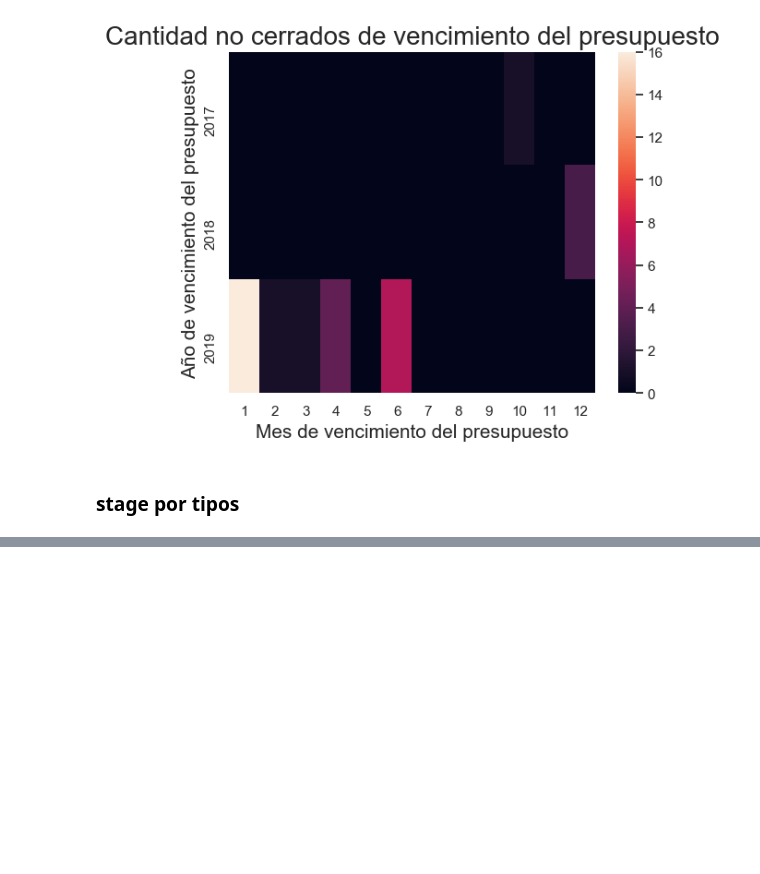
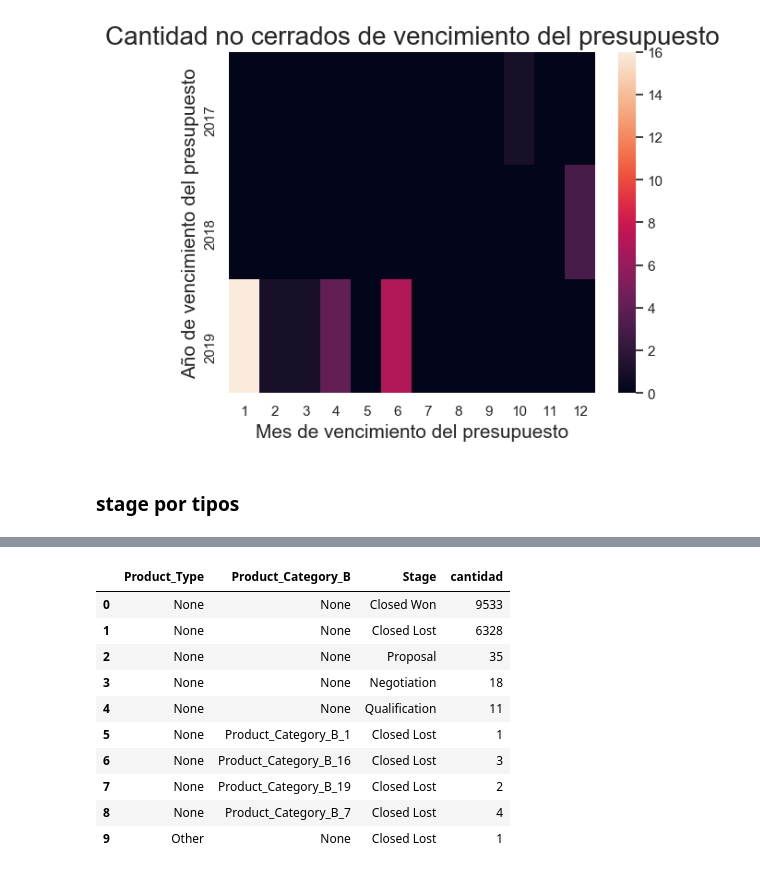
Before and after one commit to GIBelletti/TP1-datos, a Jupyter notebook: TP1.ipynb, the cells around one changed output, grey strips where cells are left out. Drawn from its saved outputs; the diff is of its cells as text; code cells hidden in the pictures; blank space fills up the shorter version.

Commit message:
grafica de categorias

```diff
--- a/TP1.ipynb
+++ b/TP1.ipynb
@@ -117,11 +112,8 @@ def convertirATipo(df,lista,tipo):
     return df
 
 def establecerTipos(df):
-    #"Last_Activity" y "Actual_Delivery_Date" son puros nulos
-    #"Submitted_for_Approval" puros valores nulos
-    entrenamiento.drop(['Submitted_for_Approval','Last_Activity','Actual_Delivery_Date'], axis=1)
-    #"Source " columna con un espacio en el nombre
-    entrenamiento.rename(columns = {'Source ':'Source'}, inplace = True)
+    """cambia los tipos de las columnas"""
+
     #fechas
     listaDeColumnasFechas = ['Account_Created_Date','Opportunity_Created_Date','Quote_Expiry_Date','Last_Modified_Date','Delivery_Year','Planned_Delivery_End_Date','Planned_Delivery_Start_Date']
     df = convertirATiempo(df,listaDeColumnasFechas)
@@ -132,13 +124,22 @@ def establecerTipos(df):
     listaDeColumnasBooleanas = ['Pricing, Delivery_Terms_Quote_Appr','Pricing, Delivery_Terms_Approved','Bureaucratic_Code_0_Approval','Bureaucratic_Code_0_Approved']
     convertirATipo(df,listaDeColumnasBooleanas,'bool')
     #categoricas
-    listaDeColumnasCategoricas = ['Product_Category_B','Prod_Category_A','Product_Family','Region','Territory','Bureaucratic_Code','Source','Billing_Country','Account_Name','Opportunity_Name']
+    listaDeColumnasCategoricas = ['Product_Category_B','Product_Family','Region','Territory','Bureaucratic_Code','Source ','Billing_Country','Account_Name','Opportunity_Name']
     convertirATipo(df,listaDeColumnasCategoricas,'category')
     return df
 
+def eliminarColumnasSinImportancia(df):
+    #"Last_Activity" y "Actual_Delivery_Date" son puros nulos
+    #"Submitted_for_Approval" puros valores nulos
+    #"Prod_Category_A" tiene todos sus valores iguales
+    df = df.drop(['Submitted_for_Approval','Last_Activity','Actual_Delivery_Date','Prod_Category_A'], axis=1)
+    return df
+
 def preparacionDelDataFrame(df):
+    df = eliminarColumnasSinImportancia(df)
     df = establecerTipos(df)
-    df['Closed'] = df['Stage'].replace({'Closed Won': True, 'Closed Lost': True, 'Negotiation':False,'Proposal':False,'Qualification':False})
+    df['Closed'] = df['Stage'].replace({'Closed Won': True, 'Closed Lost': True, 'Negotiation':False,'Proposal':False,'Qualification':False})#"Source " columna con un espacio en el nombre
+    df.rename(columns = {'Source ':'Source'}, inplace = True)
     df['Closed'].value_counts()
     return df
 
@@ -295,3 +296,29 @@ data.head(10)
 [figure]
 # %% [markdown]
 ### stage por tipos
+# %%
+def categorias(df,categorias,stageConDicionCerrada=True):
+    if (stageConDicionCerrada):
+        stage = 'Closed'
+    else:
+        stage = 'Stage'
+    df = df.groupby(categorias).agg({stage:['value_counts']})
+    df.columns = ['cantidad']
+    return df
+
+def graficoCategoricoEnArbol(df):
+    data = df.copy()
+    data = data.reset_index()
+    columnas = data.columns[:-1]
+    fig = px.treemap(data,
+                 path=columnas,
+                 values='cantidad'
+                )
+    fig.show()
+    return
+# %%
+categoria = ['Product_Type','Product_Category_B']
+data = categorias(entrenamiento,categoria,False)
+graficoCategoricoEnArbol(data)
+data.reset_index().head(10)
+# %% [output]
@@ -297,0 +326,11 @@ data.head(10)
+|  | Product_Type | Product_Category_B | Stage | cantidad |
+| 0 | None | None | Closed Won | 9533 |
+| 1 | None | None | Closed Lost | 6328 |
+| 2 | None | None | Proposal | 35 |
+| 3 | None | None | Negotiation | 18 |
+| 4 | None | None | Qualification | 11 |
+| 5 | None | Product_Category_B_1 | Closed Lost | 1 |
+| 6 | None | Product_Category_B_16 | Closed Lost | 3 |
+| 7 | None | Product_Category_B_19 | Closed Lost | 2 |
+| 8 | None | Product_Category_B_7 | Closed Lost | 4 |
+| 9 | Other | None | Closed Lost | 1 |
```
Also changed, not shown: parts of 5 cells of this notebook.
